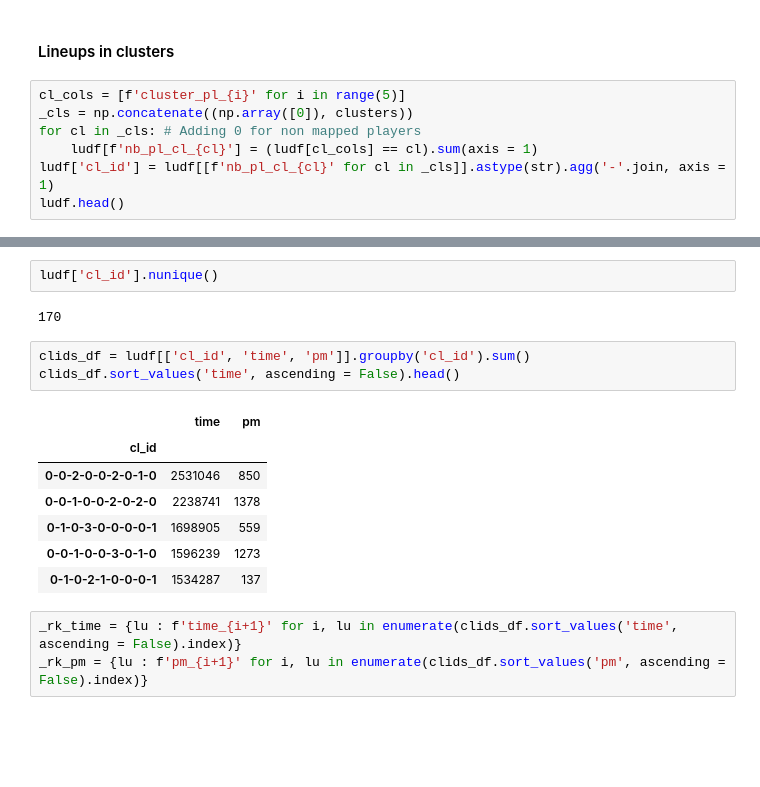
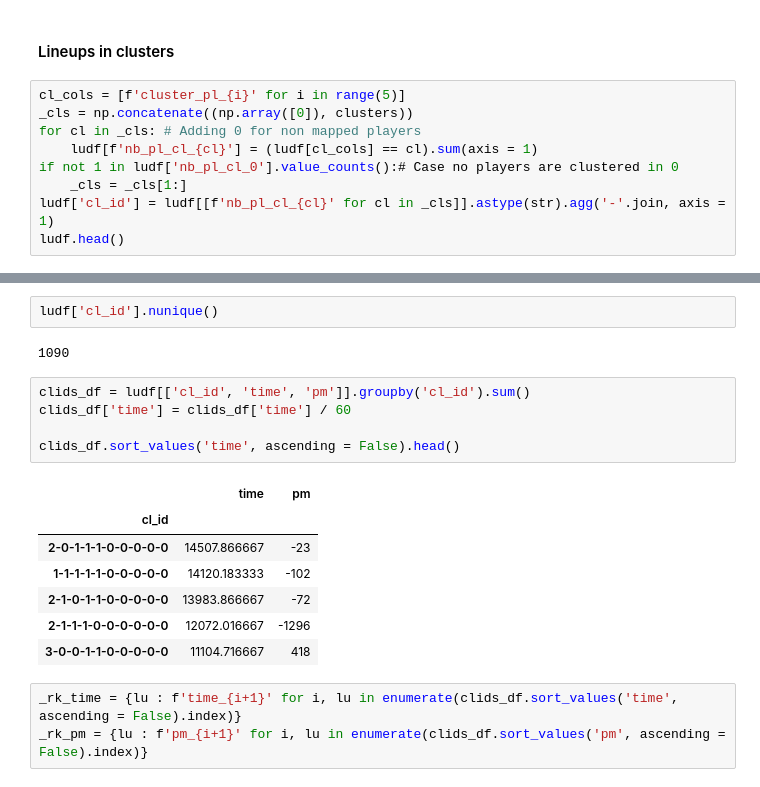
Before and after one commit to arnaud-odet/Roster_Building, a Jupyter notebook: notebooks/pbp.ipynb, the cells around one changed output, grey strips where cells are left out. Saved outputs shown, nothing was run; the diff lists cells and outputs as text; blank space fills up the shorter version.

```diff
--- a/notebooks/pbp.ipynb
+++ b/notebooks/pbp.ipynb
@@ -135,6 +135,8 @@ cl_cols = [f'cluster_pl_{i}' for i in range(5)]
 _cls = np.concatenate((np.array([0]), clusters))
 for cl in _cls: # Adding 0 for non mapped players
     ludf[f'nb_pl_cl_{cl}'] = (ludf[cl_cols] == cl).sum(axis = 1)
+if not 1 in ludf['nb_pl_cl_0'].value_counts():# Case no players are clustered in 0
+    _cls = _cls[1:]
 ludf['cl_id'] = ludf[[f'nb_pl_cl_{cl}' for cl in _cls]].astype(str).agg('-'.join, axis = 1)
 ludf.head()
 # %% [output]
@@ -148,18 +150,20 @@ ludf.head()
 # %%
 ludf['cl_id'].nunique()
 # %% [output]
-170
+1090
 # %%
 clids_df = ludf[['cl_id', 'time', 'pm']].groupby('cl_id').sum()
+clids_df['time'] = clids_df['time'] / 60
+
 clids_df.sort_values('time', ascending = False).head()
 # %% [output]
 |  | time | pm |
 | cl_id |  |  |
-| 0-0-2-0-0-2-0-1-0 | 2531046 | 850 |
-| 0-0-1-0-0-2-0-2-0 | 2238741 | 1378 |
-| 0-1-0-3-0-0-0-0-1 | 1698905 | 559 |
-| 0-0-1-0-0-3-0-1-0 | 1596239 | 1273 |
-| 0-1-0-2-1-0-0-0-1 | 1534287 | 137 |
+| 2-0-1-1-1-0-0-0-0-0 | 14507.866667 | -23 |
+| 1-1-1-1-1-0-0-0-0-0 | 14120.183333 | -102 |
+| 2-1-0-1-1-0-0-0-0-0 | 13983.866667 | -72 |
+| 2-1-1-1-0-0-0-0-0-0 | 12072.016667 | -1296 |
+| 3-0-0-1-1-0-0-0-0-0 | 11104.716667 | 418 |
 # %%
 _rk_time = {lu : f'time_{i+1}' for i, lu in enumerate(clids_df.sort_values('time', ascending = False).index)}
 _rk_pm = {lu : f'pm_{i+1}' for i, lu in enumerate(clids_df.sort_values('pm', ascending = False).index)}
```
Also changed, not shown: parts of 17 cells of this notebook, 17 other files.
